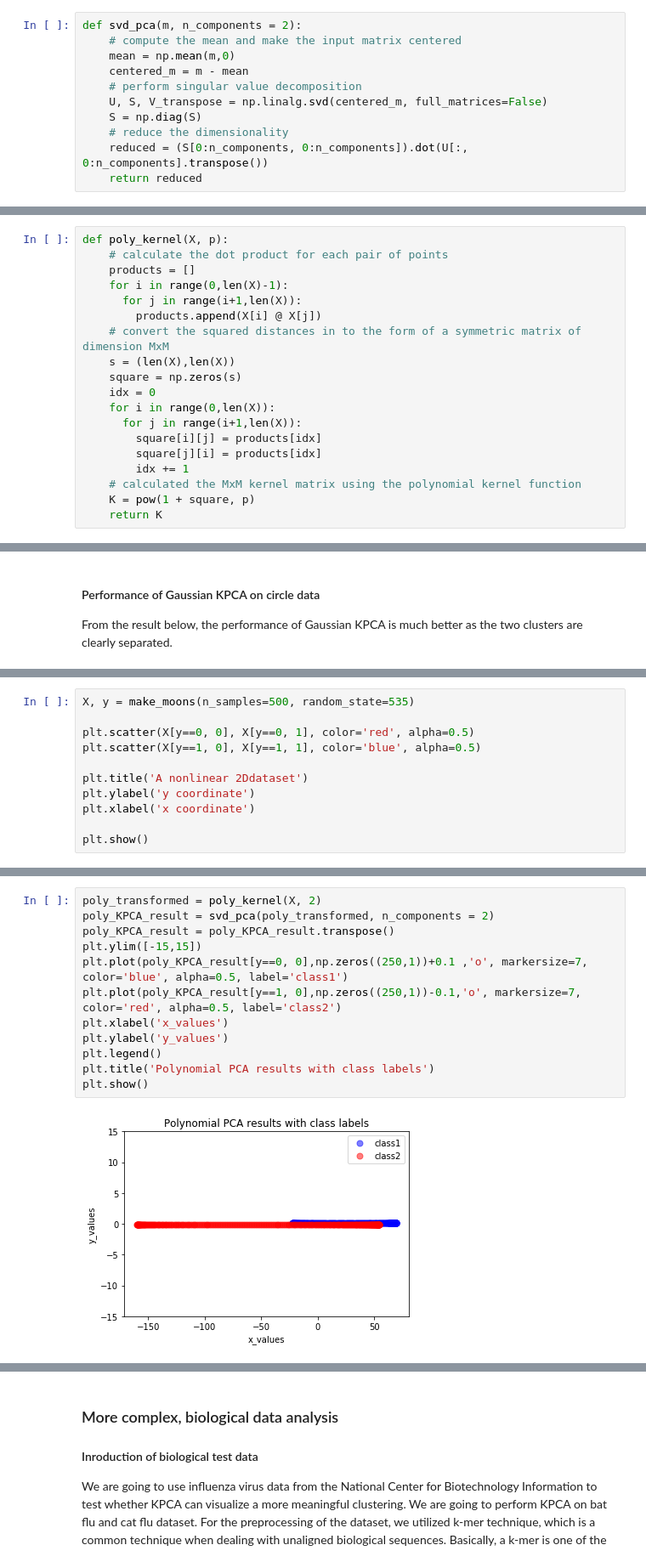
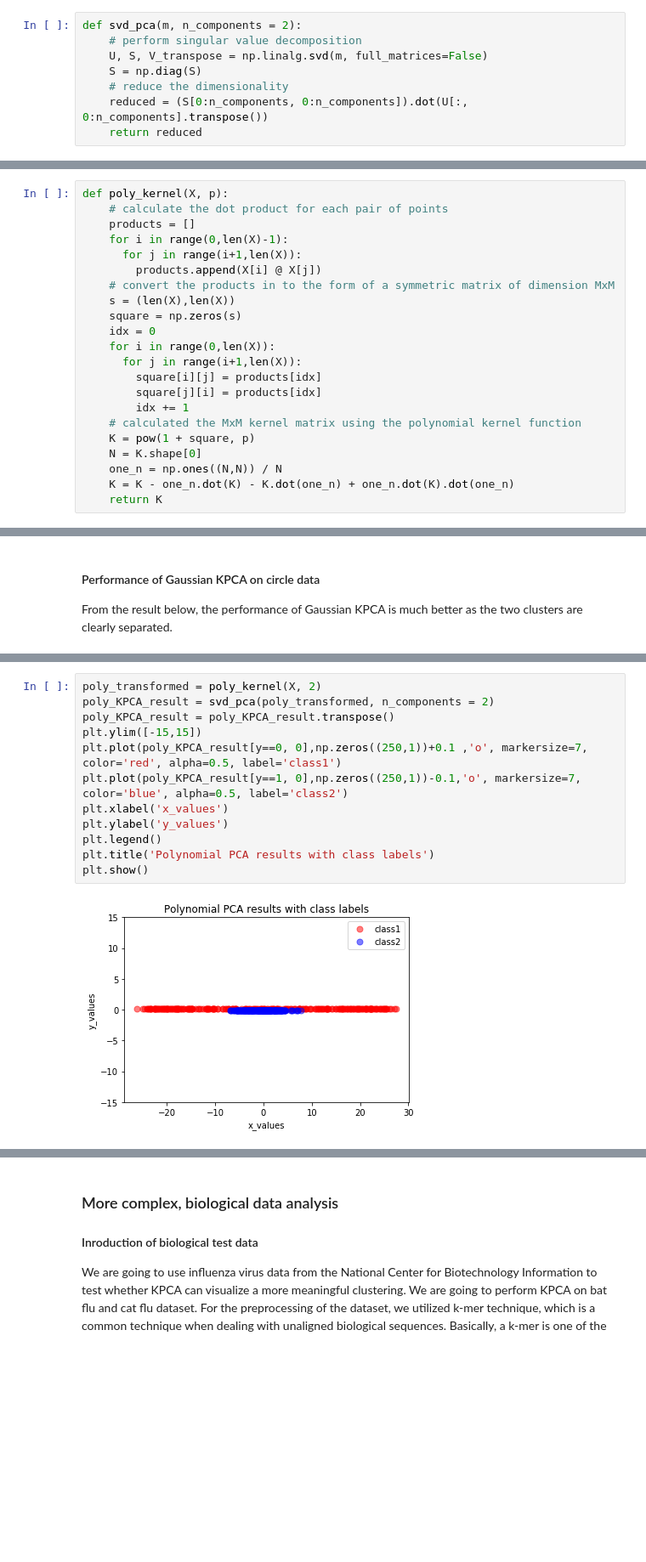
Before and after one commit to Yangliule/535-final-project, a Jupyter notebook: 535_Final_Project_combined.ipynb, the cells around one changed output, grey strips where cells are left out. Shown: that part at 85% size. Cells and saved outputs as stored; diff of their text form; blank space fills up the shorter version.

```diff
--- a/535_Final_Project_combined.ipynb
+++ b/535_Final_Project_combined.ipynb
@@ -255,11 +252,8 @@ def eigen_pca(m, n_components = 2):
 The second implemention utilizes SVD to achieve the principal vectors. For the preprocessing of the data, the input data still needs to be centered. However, we do not use the covariance matrix and then compute eigenvalues and eigenvectors of it. Instead, this algorithm will perform SVD decomposition of input data matrix, and then select the first n largest singular values as eigenvalues. Note that singular values are already ordered in descending order when performing SVD, so there is no need to perform an ordering algorithm again.
 # %%
 def svd_pca(m, n_components = 2):
-    # compute the mean and make the input matrix centered
-    mean = np.mean(m,0)
-    centered_m = m - mean
     # perform singular value decomposition
-    U, S, V_transpose = np.linalg.svd(centered_m, full_matrices=False)
+    U, S, V_transpose = np.linalg.svd(m, full_matrices=False)
     S = np.diag(S)
     # reduce the dimensionality
     reduced = (S[0:n_components, 0:n_components]).dot(U[:, 0:n_components].transpose())
@@ -303,7 +301,7 @@ def poly_kernel(X, p):
     for i in range(0,len(X)-1):
       for j in range(i+1,len(X)):
         products.append(X[i] @ X[j])
-    # convert the squared distances in to the form of a symmetric matrix of dimension MxM
+    # convert the products in to the form of a symmetric matrix of dimension MxM
     s = (len(X),len(X))
     square = np.zeros(s)
     idx = 0
@@ -314,6 +312,9 @@ def poly_kernel(X, p):
         idx += 1
     # calculated the MxM kernel matrix using the polynomial kernel function
     K = pow(1 + square, p)
+    N = K.shape[0]
+    one_n = np.ones((N,N)) / N
+    K = K - one_n.dot(K) - K.dot(one_n) + one_n.dot(K).dot(one_n)
     return K
 # %% [markdown]
 #### Sigmoid Kernel PCA
@@ -402,11 +407,0 @@ plt.show()
-# %%
-X, y = make_moons(n_samples=500, random_state=535)
-
-plt.scatter(X[y==0, 0], X[y==0, 1], color='red', alpha=0.5)
-plt.scatter(X[y==1, 0], X[y==1, 1], color='blue', alpha=0.5)
-
-plt.title('A nonlinear 2Ddataset')
-plt.ylabel('y coordinate')
-plt.xlabel('x coordinate')
-
-plt.show()
@@ -436,14 +430,14 @@ We check the performance of polynomial KPCA with half moon data. However, the se
 # %%
 poly_transformed = poly_kernel(X, 2)
 poly_KPCA_result = svd_pca(poly_transformed, n_components = 2)
 poly_KPCA_result = poly_KPCA_result.transpose()
 plt.ylim([-15,15])
-plt.plot(poly_KPCA_result[y==0, 0],np.zeros((250,1))+0.1 ,'o', markersize=7, color='blue', alpha=0.5, label='class1')
-plt.plot(poly_KPCA_result[y==1, 0],np.zeros((250,1))-0.1,'o', markersize=7, color='red', alpha=0.5, label='class2')
+plt.plot(poly_KPCA_result[y==0, 0],np.zeros((250,1))+0.1 ,'o', markersize=7, color='red', alpha=0.5, label='class1')
+plt.plot(poly_KPCA_result[y==1, 0],np.zeros((250,1))-0.1,'o', markersize=7, color='blue', alpha=0.5, label='class2')
 plt.xlabel('x_values')
 plt.ylabel('y_values')
 plt.legend()
 plt.title('Polynomial PCA results with class labels')
 plt.show()
 # %% [output]
-[figure, old version]
+[figure, new version]
```
Also changed, not shown: parts of 23 cells of this notebook.
